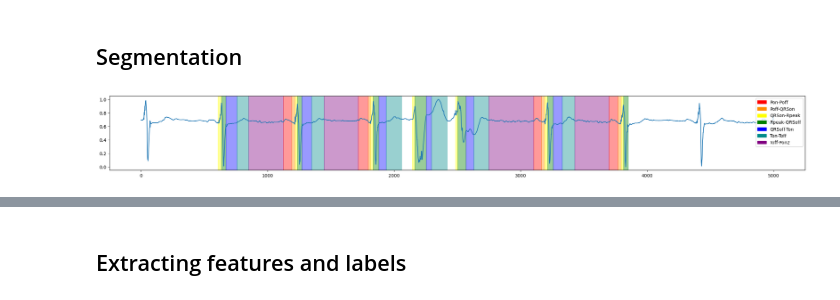
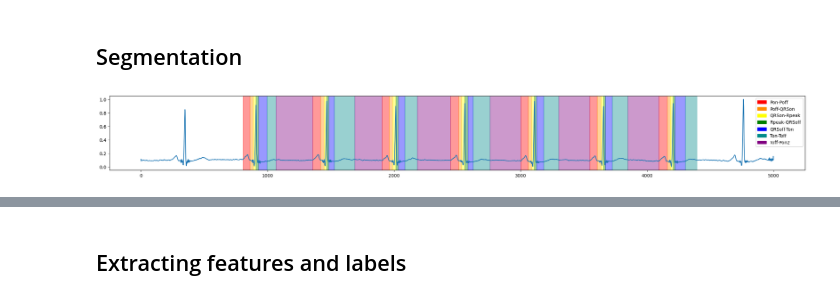
Before and after one commit to rendyisd/ecg-delineation, a Jupyter notebook: data_preprocessing.ipynb, the cells around one changed output, grey strips where cells are left out. Cells and saved outputs as stored; diff of their text form; code cells hidden in the pictures.

```diff
--- a/data_preprocessing.ipynb
+++ b/data_preprocessing.ipynb
@@ -192,11 +188,11 @@ plt.show()
 # %% [markdown]
 ## Segmentation
 # %%
-ecg = ECGSignal.load_ecg_signal(125, 'atr_ii')
+ecg = ECGSignal.load_ecg_signal(49, 'atr_i')
 
 ecg.plot_segments()
 # %% [output]
-[figure, old version]
+[figure, new version]
 # %%
 # Testing beat cutting
 ecg_beats = ecg.cut_per_beat()
```
Also changed, not shown: parts of 8 cells of this notebook, 5 other files.
